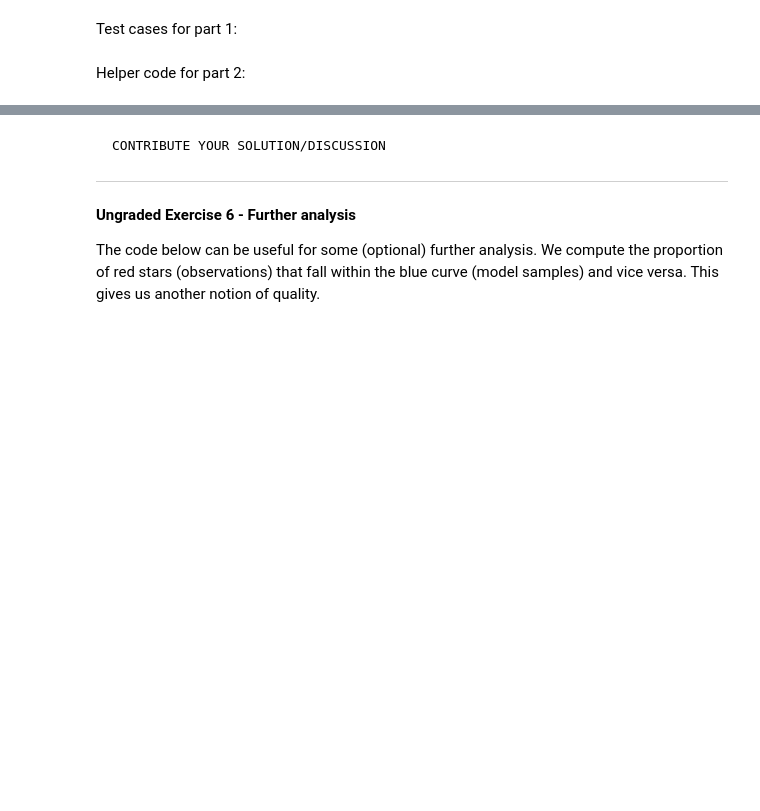
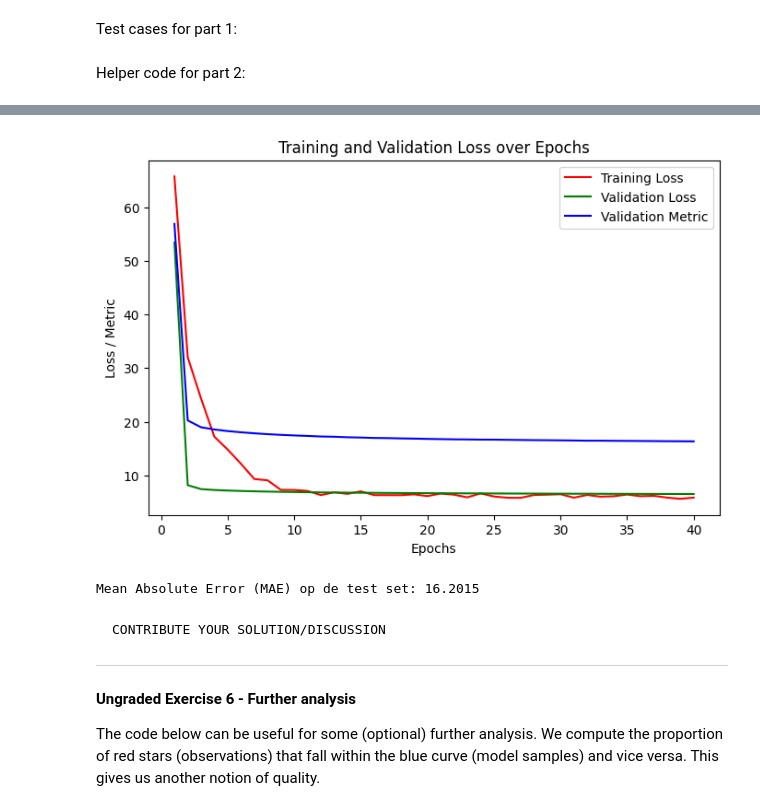
Before and after one commit to xsznr/NTMI, a Jupyter notebook: T3.ipynb, the cells around one changed output, grey strips where cells are left out. Saved outputs shown, nothing was run; the diff lists cells and outputs as text; code cells hidden in the pictures; blank space fills up the shorter version.

```diff
--- a/T3.ipynb
+++ b/T3.ipynb
@@ -1729,3 +1703,60 @@ ValueError: cannot reshape array of size 181 into shape (40,44)
+# %%
+num_epochs = 40
+num_steps = len(poi_log['val_loss'])
+
+indices_per_epoch = np.array_split(np.arange(num_steps), num_epochs)
+
+epoch_loss = np.array([np.mean(np.array(poi_log['loss'])[idx]) for idx in indices_per_epoch])
+epoch_val_loss = np.array([np.mean(np.array(poi_log['val_loss'])[idx]) for idx in indices_per_epoch])
+epoch_val_metric = np.array([np.mean(np.array(poi_log['val_metric'])[idx]) for idx in indices_per_epoch])
+
+epochs = np.arange(1, num_epochs + 1)
+
+plt.figure(figsize=(8, 5))
+plt.plot(epochs, epoch_loss, label="Training Loss", color="red")
+plt.plot(epochs, epoch_val_loss, label="Validation Loss", color="green")
+plt.plot(epochs, epoch_val_metric, label="Validation Metric", color="blue")
+
+plt.xlabel("Epochs")
+plt.ylabel("Loss / Metric")
+plt.title("Training and Validation Loss over Epochs")
+plt.legend()
+plt.show()
+
+
+
+test_ha = bow_ff.transform([xy[0] for xy in sts_test])
+# encode part b of x
+test_hb = bow_ff.transform([xy[1] for xy in sts_test])
+# encode x as |bow(a)-bow(b)|
+test_h = np.abs(test_ha-test_hb)
+
+
+def predict_poisson(inputs, *, w, b):
+    """
+    inputs: een array van inputs met vorm [batch_grootte, aantal_functies]
+    w: gewichten van het lineaire model met vorm [aantal_functies]
+    b: bias van het lineaire model met vorm []
+    """
+    inputs_dense = inputs.toarray()
+    s = jnp.dot(inputs_dense, w) + b
+    rate = softplus(s)  # Poisson-parameter
+    return rate
+
+
+# Maak voorspellingen op nieuwe gegevens
+predictions = predict_poisson(test_h, w=poi_w, b=poi_b)
+
+true_targets = [xy[2] for xy in sts_test]
+
+# Bereken MAE
+mae = mean_absolute_error(true_targets, predictions)
+
+print('')
+print(f"Mean Absolute Error (MAE) op de test set: {mae:.4f}")
+# %% [output]
+[figure, added]
+Mean Absolute Error (MAE) op de test set: 16.2015
 # %% [markdown]
 	CONTRIBUTE YOUR SOLUTION/DISCUSSION
 
```
Also changed, not shown: parts of 6 cells of this notebook.
